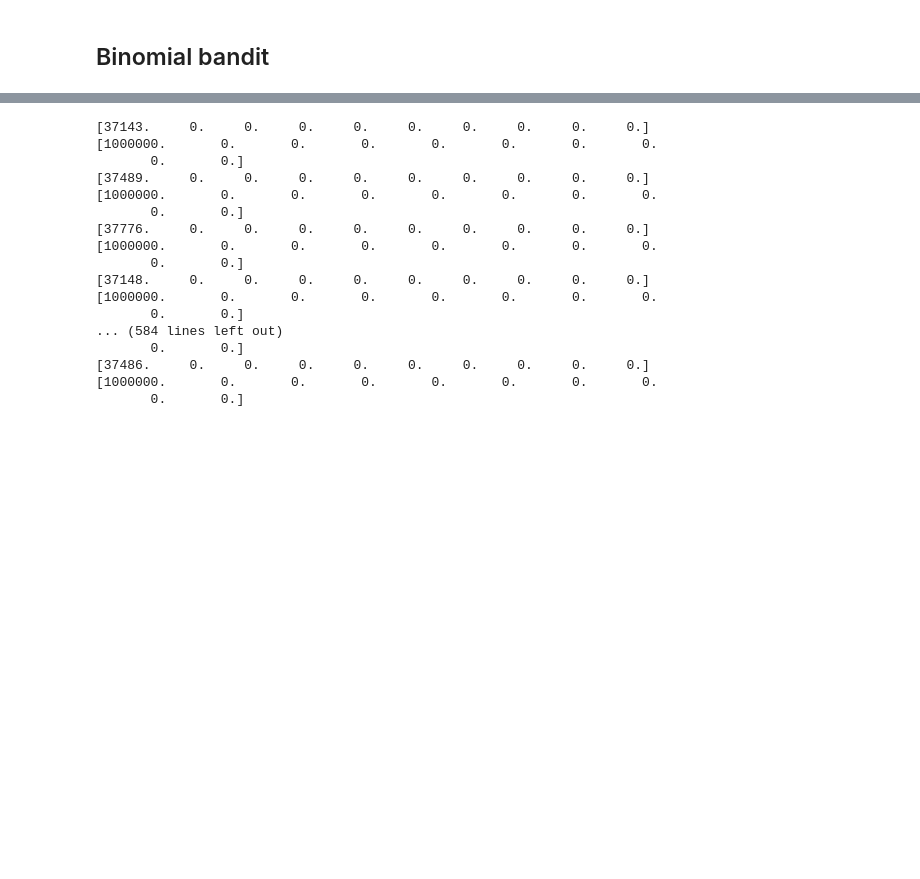
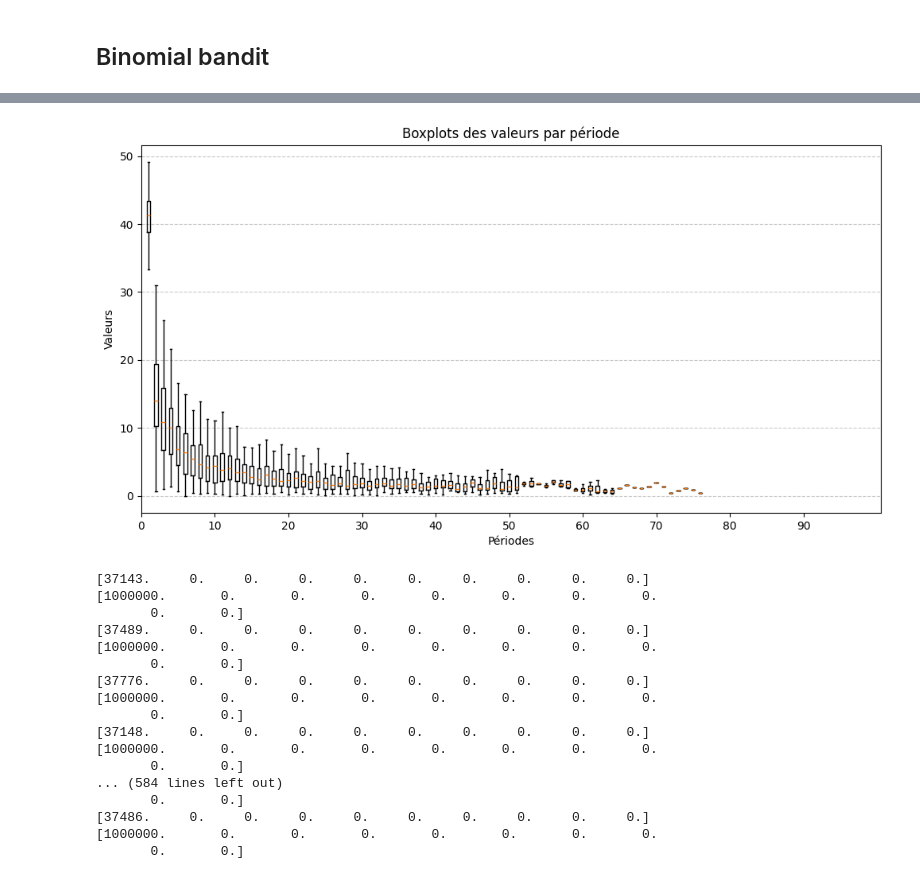
Before and after one commit to mchabrol/Bayesian-Statistics-, a Jupyter notebook: RPM.ipynb, the cells around one changed output, grey strips where cells are left out. Drawn from its saved outputs; the diff is of its cells as text; code cells hidden in the pictures; blank space fills up the shorter version.

```diff
--- a/RPM.ipynb
+++ b/RPM.ipynb
@@ -33,12 +33,12 @@ def compute_probopt(y, n):
 # %%
 # Python code for computing Equation (11) by simulation.
 # Function to simulate posterior samples
-def sim_post(y, n, ndraws):
-    k = len(y)
+def sim_post(Y_t, N_t, ndraws):
+    k = len(Y_t)
     ans = np.zeros((ndraws, k))
-    no = n - np.array(y)
+    No = N_t - Y_t
     for i in range(k):
-        ans[:, i] = scipy.stats.beta.rvs(y[i] + 1, no[i] + 1, size=ndraws)
+        ans[:, i] = scipy.stats.beta.rvs(Y_t[i] + 1, No[i] + 1, size=ndraws)
     return ans
 
 # Function to calculate the probability of a winner
@@ -48,6 +48,88 @@ def prob_winner(post):
     return w / np.sum(w)
 
 # Function to compute the winning probabilities
-def compute_win_prob(y, n, ndraws):
-    post = sim_post(y, n, ndraws)
+def compute_win_prob(Y_t, N_t, ndraws):
+    post = sim_post(Y_t, N_t, ndraws)
     return prob_winner(post)
+# %%
+import numpy as np
+import matplotlib.pyplot as plt
+# Paramètres du problème
+np.random.seed(42)
+n_arms = 10
+n_trials = 100
+n_experiments = 100
+  # Nombre de tirages pour estimer les probabilités d'optimalité
+
+# Générer les vraies probabilités de succès
+true_success_probs = np.random.uniform(0, 1/10, n_arms)
+print(true_success_probs)
+optimal_reward = max(true_success_probs)
+
+def run_experiment_rpm():
+    """Simule une expérience avec RPM ou Equal Allocation."""
+    Y_t = np.zeros(n_arms)  # Succès cumulatifs observés pour chaque bras
+    N_t = np.zeros(n_arms)  # Nombre total cumulatifs de tirages pour chaque bras
+
+    n_prior_obs = 10**6
+    champion_index = 0
+    N_t[champion_index] = n_prior_obs
+    prior_obs = np.random.rand(n_prior_obs) < true_success_probs[champion_index]
+    Y_t[champion_index] = np.sum(prior_obs)
+
+    regrets = []
+
+    for t in range(1, n_trials + 1):
+        n_observations = np.random.poisson(1000)
+
+        # Calculer les probabilités d'optimalité
+        win_probs = compute_win_prob(Y_t, N_t, 100)
+        chosen_arm = np.random.choice(range(1,n_arms+1), p=win_probs, size=n_observations)
+
+        # Actualiser N_t, remplir n_t
+        np.add.at(N_t, chosen_arm-1, 1)
+        n_t = np.zeros(n_arms)  # Nombre total de tirages pour chaque bras
+        np.add.at(n_t, chosen_arm-1, 1)
+        print(n_t)
+
+        # Actualiser Y_t et calculer le regret
+        regret_t = 0
+        for a in range(n_arms):
+            obs = np.random.rand(int(n_t[a])) < true_success_probs[a]
+            Y_t[a] += np.sum(obs)
+
+            regret_t +=  n_t[a]*(optimal_reward - true_success_probs[a])
+        regrets.append(regret_t)
+
+        if max(win_probs)>0.95:
+            break
+
+
+    return regrets
+
+rpm_regrets = []
+
+for _ in range(n_experiments):
+    rpm_regrets.append(run_experiment_rpm())
+
+print(rpm_regrets)
+print(rpm_regrets[-1][-1])
+
+# Initialiser une liste pour chaque période
+period_data = [[] for _ in range(100)]
+
+# Regrouper les données par période
+for lst in rpm_regrets:
+    for i, value in enumerate(lst):
+        period_data[i].append(value)
+
+# Créer le boxplot
+plt.figure(figsize=(12, 6))
+plt.boxplot(period_data, showfliers=False)  # showfliers=False pour ne pas afficher les outliers
+plt.title("Boxplots des valeurs par période")
+plt.xlabel("Périodes")
+plt.ylabel("Valeurs")
+plt.xticks(ticks=range(0, 100, 10), labels=range(0, 100, 10))
+plt.grid(axis='y', linestyle='--', alpha=0.7)
+plt.show()
+# %% [output]
@@ -54,3 +153,4 @@ def compute_win_prob(y, n, ndraws):
+[figure, added]
 # %%
 import numpy as np
 from scipy.stats import beta
```
Also changed, not shown: parts of 3 cells of this notebook.
